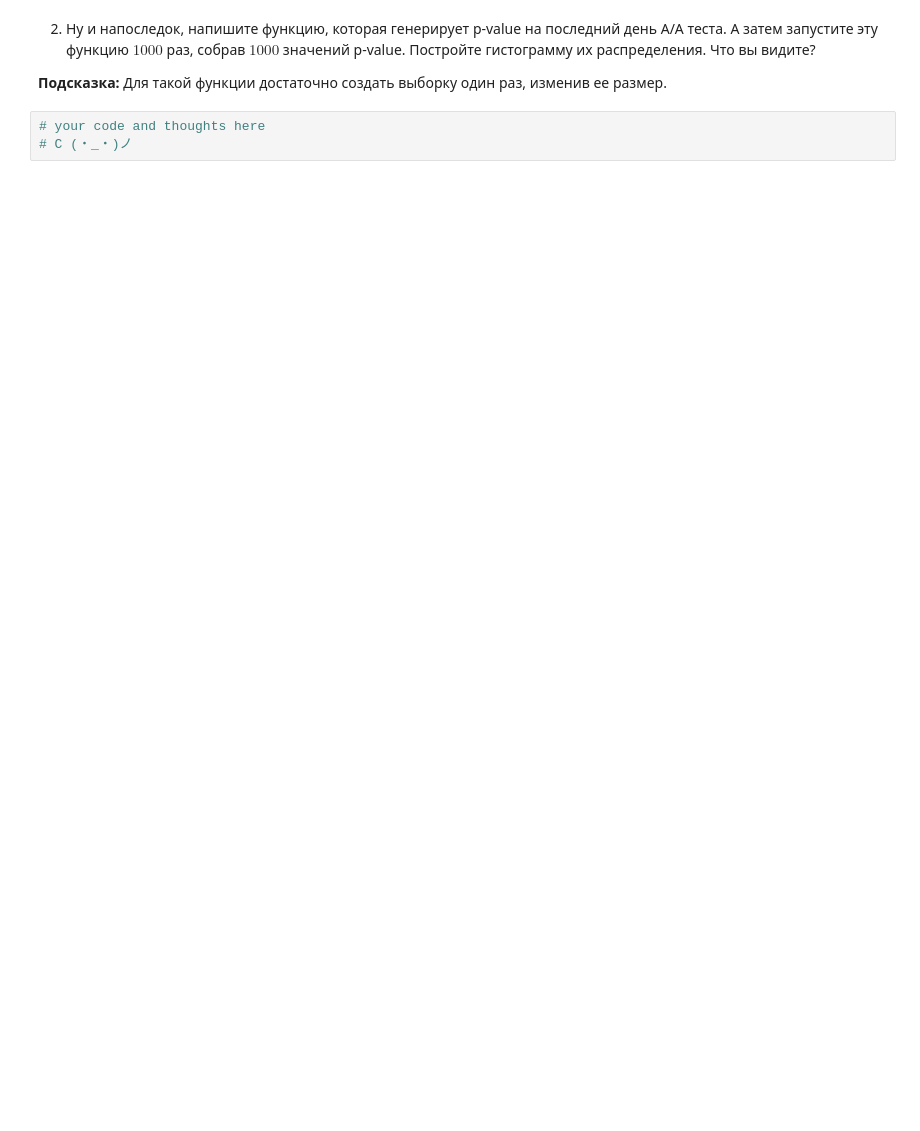
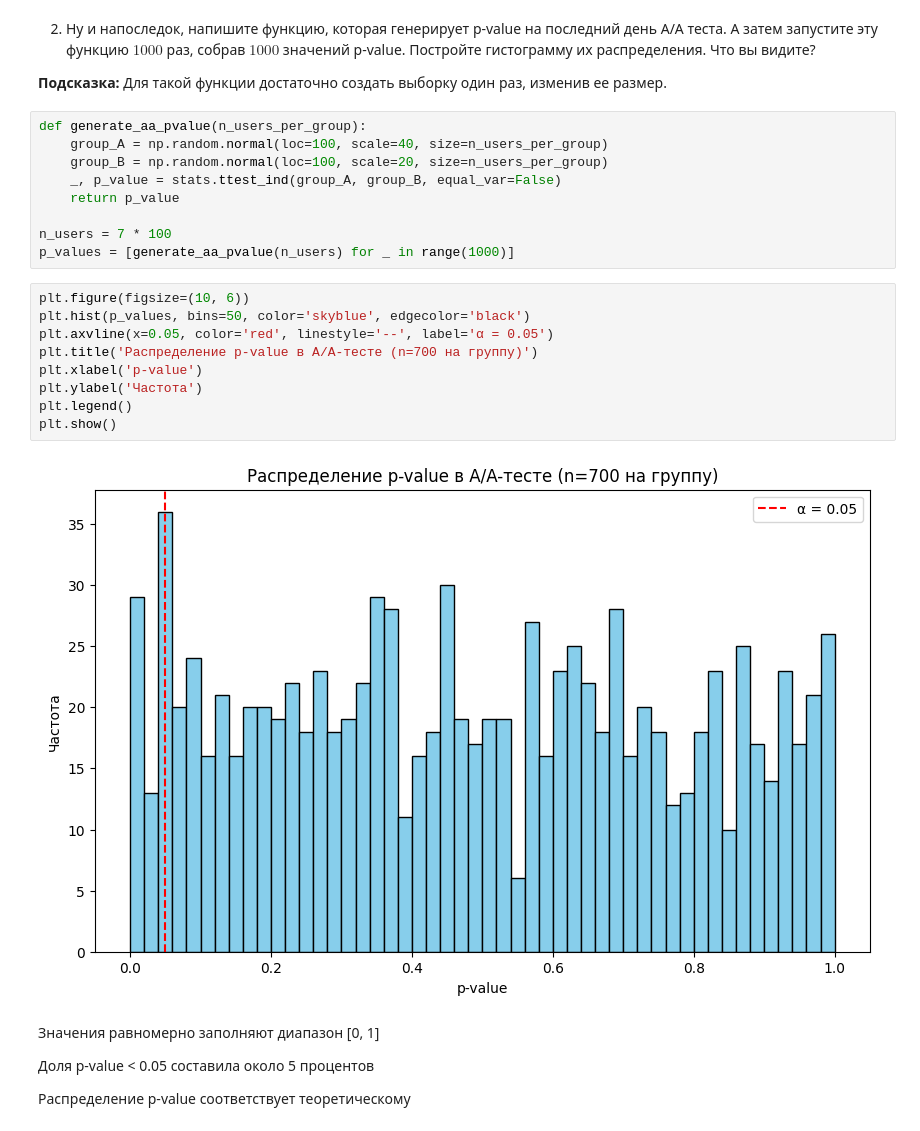
Before and after one commit to xanderkov/HSE-Math-Stat, a Jupyter notebook: hw-06/hw06-KovelAlexander.ipynb, the cells around one changed output. Saved outputs shown, nothing was run; the diff lists cells and outputs as text; blank space fills up the shorter version.

```diff
--- a/hw-06/hw06-KovelAlexander.ipynb
+++ b/hw-06/hw06-KovelAlexander.ipynb
@@ -652,6 +701,29 @@ __в) [20 баллов] Симуляция А/А-теста__
 2. Ну и напоследок, напишите функцию, которая генерирует p-value на последний день A/A теста. А затем запустите эту функцию $1000$ раз, собрав $1000$ значений p-value. Постройте гистограмму их распределения. Что вы видите?
 
 __Подсказка:__ Для такой функции достаточно создать выборку один раз, изменив ее размер.
-# %%
-# your code and thoughts here
-# C (・_・)ノ
+# %%
+def generate_aa_pvalue(n_users_per_group):
+    group_A = np.random.normal(loc=100, scale=40, size=n_users_per_group)
+    group_B = np.random.normal(loc=100, scale=20, size=n_users_per_group)
+    _, p_value = stats.ttest_ind(group_A, group_B, equal_var=False)
+    return p_value
+
+n_users = 7 * 100
+p_values = [generate_aa_pvalue(n_users) for _ in range(1000)]
+# %%
+plt.figure(figsize=(10, 6))
+plt.hist(p_values, bins=50, color='skyblue', edgecolor='black')
+plt.axvline(x=0.05, color='red', linestyle='--', label='α = 0.05')
+plt.title('Распределение p-value в A/A-тесте (n=700 на группу)')
+plt.xlabel('p-value')
+plt.ylabel('Частота')
+plt.legend()
+plt.show()
+# %% [output]
+[figure, added]
+# %% [markdown]
+Значения равномерно заполняют диапазон [0, 1]
+
+Доля p-value < 0.05 составила около 5 процентов
+
+Распределение p-value соответствует теоретическому
```
Also changed, not shown: parts of 5 cells of this notebook.
